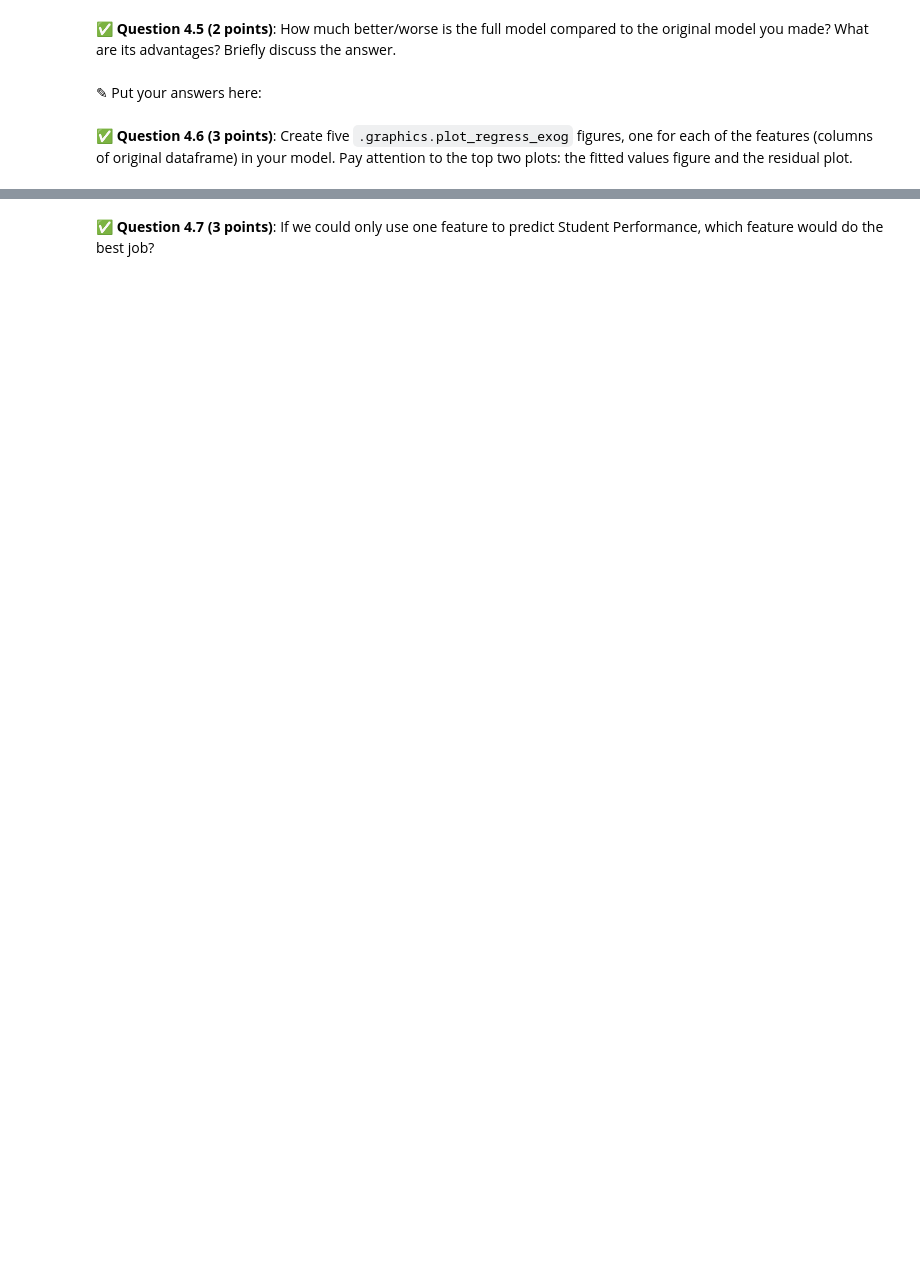
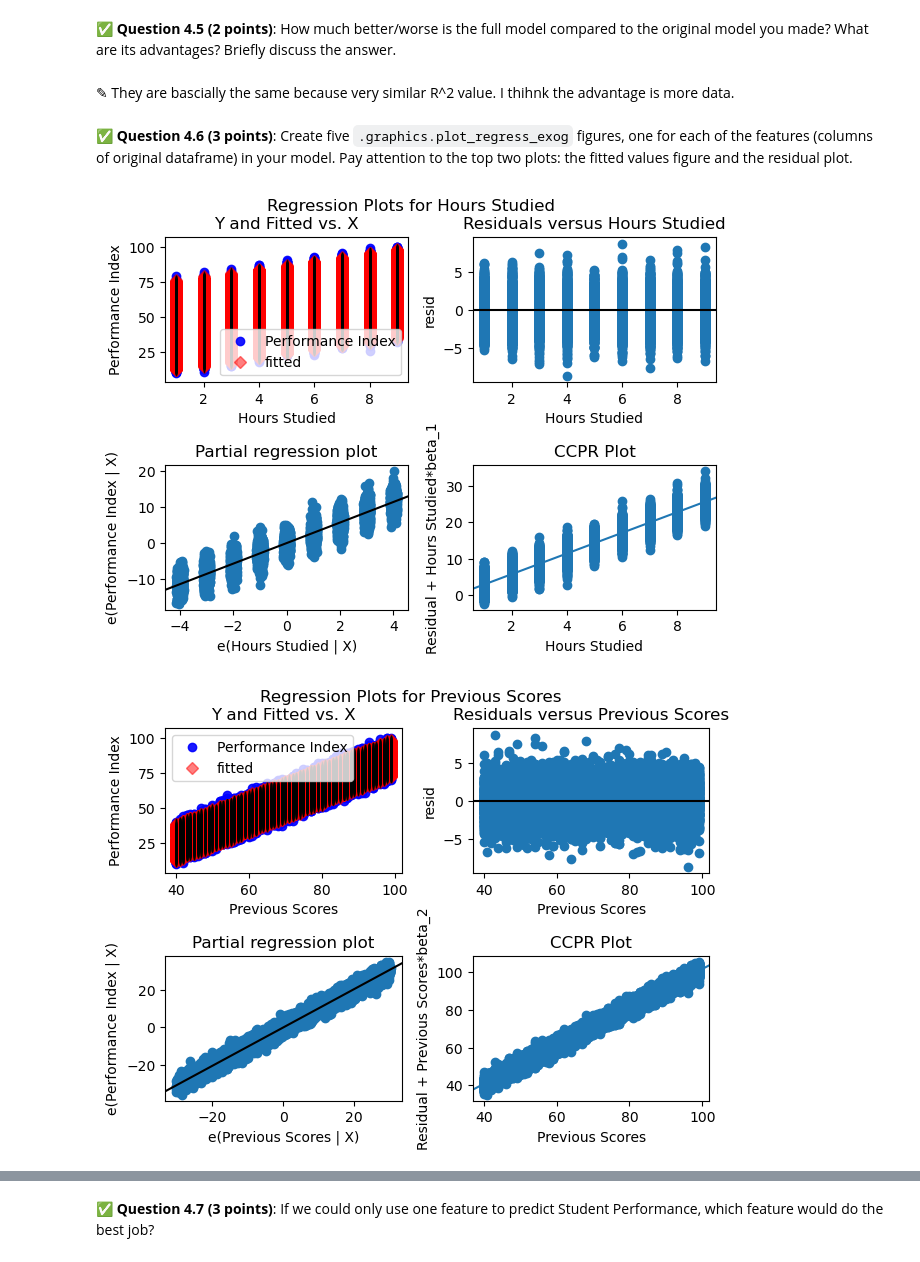
Before and after one commit to abdollahegazy/cmse202-s25-turnin, a Jupyter notebook: hw-03/HW-03_Regression-S25-STUDENT.ipynb, the cells around one changed output, grey strips where cells are left out. Cells and saved outputs as stored; diff of their text form; code cells hidden in the pictures; blank space fills up the shorter version.

```diff
--- a/hw-03/HW-03_Regression-S25-STUDENT.ipynb
+++ b/hw-03/HW-03_Regression-S25-STUDENT.ipynb
@@ -210,5 +225,7 @@ First, download and read in this synthetic dataset of Student Performance. `http
 &#9989;  **Question 4.1 (5 points)**: Display the data types of the data you have just read in. We want all of our data types to be integers or floats. Modify the `Extracurricular Activities` column so that a YES is now a 1 and a NO is now a 0.
 # %%
 # Put your code here
+data_og= pd.read_csv("Student_Performance.csv")
+data = data_og.replace({"Yes":1,"No":0})
 # %% [markdown]
 &#9989;  **Question 4.2 (5 points)**: Using the `OLS` method in `statsmodels`, perform a multivariable linear regression to predict the `Performance Index` based on `Hours Studied`, `Previous Scores`,`Extracurricular Activities`, `Sample Question Papers Practiced` and `Sleep Hours`. Also, use the `add_constant()` method in `statsmodels` to ensure the model includes a constant term as well. Fit these models and display the summary of results.  For now only use three columns of data as independent variables.You can. choose which columns to use in your model. We will add all of the other columns later.
@@ -216,0 +232,6 @@ First, download and read in this synthetic dataset of Student Performance. `http
+# %%
+# Put your code here
+
+model = sm.OLS(data['Performance Index'],sm.add_constant(data[["Hours Studied","Previous Scores",'Sleep Hours']]))
+res = model.fit()
+res.summary()
@@ -228,0 +270,5 @@ First, download and read in this synthetic dataset of Student Performance. `http
+# %%
+# Put your code here
+model = sm.OLS(data['Performance Index'],sm.add_constant(data.drop('Performance Index',axis=1)))
+res = model.fit()
+res.summary()
@@ -229,6 +299,6 @@ First, download and read in this synthetic dataset of Student Performance. `http
 # %% [markdown]
 &#9989;  **Question 4.5 (2 points)**: How much better/worse is the full model compared to the original model you made? What are its advantages? Briefly discuss the answer.
-# %% [markdown]
-<font size=+3>&#9998;</font> Put your answers here:
+# %% [markdown]
+<font size=+3>&#9998;</font> They are bascially the same because very similar R^2 value. I thihnk the advantage is more data.
 # %% [markdown]
 &#9989;  **Question 4.6 (3 points)**: Create five `.graphics.plot_regress_exog` figures, one for each of the features (columns of original dataframe) in your model. Pay attention to the top two plots: the fitted values figure and the residual plot.
@@ -236,0 +305,7 @@ First, download and read in this synthetic dataset of Student Performance. `http
+# %%
+# Put your code here.
+for column in data.drop(['Performance Index'],axis=1).columns:
+    sm.graphics.plot_regress_exog(res,column)
+# %% [output]
+[figure, added]
+[figure, added]
```
Also changed, not shown: parts of 10 cells of this notebook.
